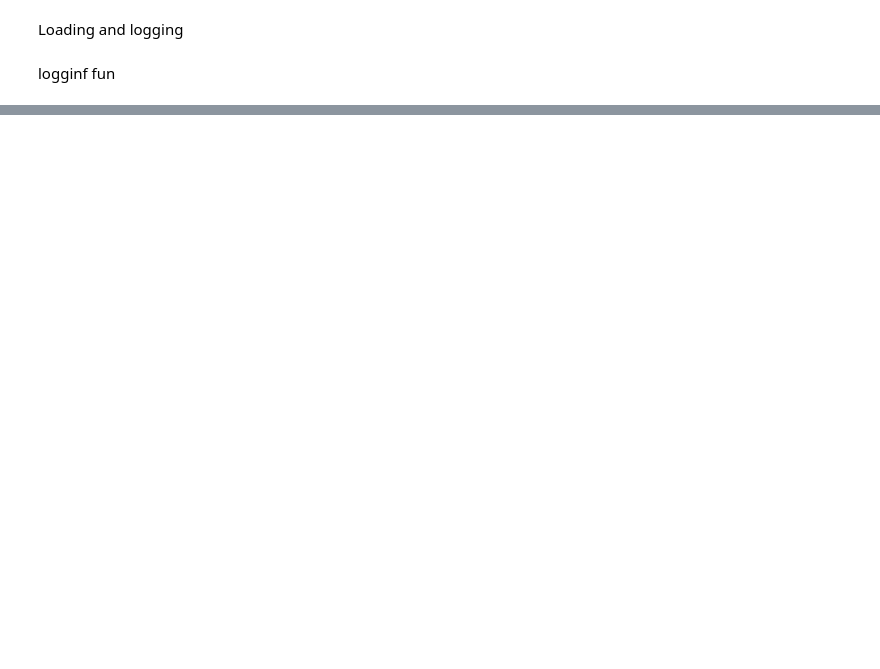
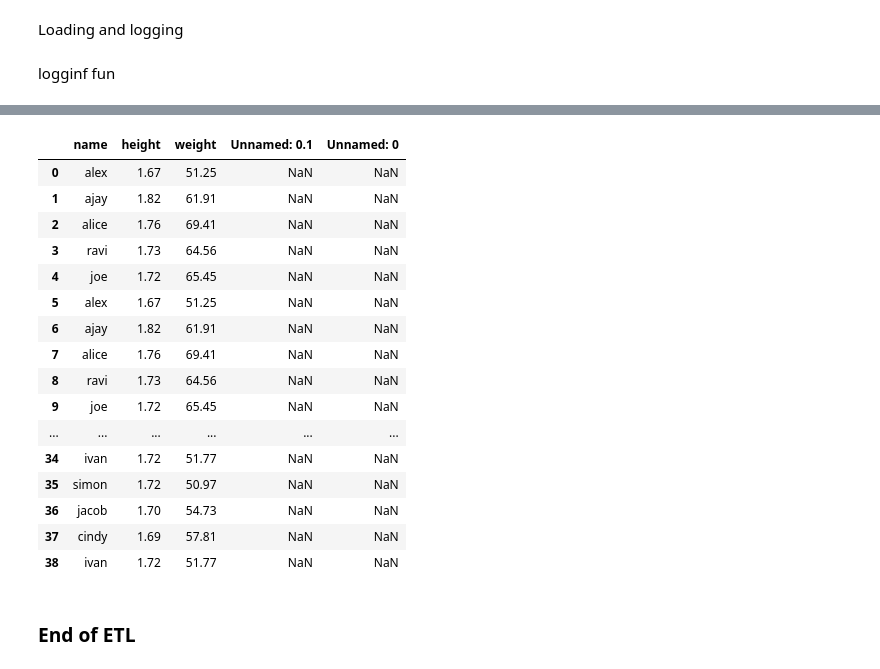
Before and after one commit to gezish/data_engineering_python, a Jupyter notebook: notebooks/ETL_capston.ipynb, the cells around one changed output, grey strips where cells are left out. Cells and saved outputs as stored; diff of their text form; code cells hidden in the pictures; blank space fills up the shorter version.

```diff
--- a/notebooks/ETL_capston.ipynb
+++ b/notebooks/ETL_capston.ipynb
@@ -65,2 +71,16 @@ def extract():
+# %%
+def transform(data):
+        #Convert height which is in inches to millimeter
+        #Convert the datatype of the column into float
+        #data.height = data.height.astype(float)
+        #Convert inches to meters and round off to two decimals(one inch is 0.0254 meters)
+        data['height'] = round(data.height * 0.0254,2)
+
+        #Convert weight which is in pounds to kilograms
+        #Convert the datatype of the column into float
+        #data.weight = data.weight.astype(float)
+        #Convert pounds to kilograms and round off to two decimals(one pound is 0.45359237 kilograms)
+        data['weight'] = round(data.weight * 0.45359237,2)
+        return data
 # %% [markdown]
 Loading and logging
@@ -70,0 +145,23 @@ final call
+# %%
+log("Transform phase Started")
+transformed_data = transform(extracted_data)
+log("Transform phase Ended")
+transformed_data
+# %% [output]
+|  | name | height | weight | Unnamed: 0.1 | Unnamed: 0 |
+| 0 | alex | 1.67 | 51.25 | NaN | NaN |
+| 1 | ajay | 1.82 | 61.91 | NaN | NaN |
+| 2 | alice | 1.76 | 69.41 | NaN | NaN |
+| 3 | ravi | 1.73 | 64.56 | NaN | NaN |
+| 4 | joe | 1.72 | 65.45 | NaN | NaN |
+| 5 | alex | 1.67 | 51.25 | NaN | NaN |
+| 6 | ajay | 1.82 | 61.91 | NaN | NaN |
+| 7 | alice | 1.76 | 69.41 | NaN | NaN |
+| 8 | ravi | 1.73 | 64.56 | NaN | NaN |
+| 9 | joe | 1.72 | 65.45 | NaN | NaN |
+| ... | ... | ... | ... | ... | ... |
+| 34 | ivan | 1.72 | 51.77 | NaN | NaN |
+| 35 | simon | 1.72 | 50.97 | NaN | NaN |
+| 36 | jacob | 1.70 | 54.73 | NaN | NaN |
+| 37 | cindy | 1.69 | 57.81 | NaN | NaN |
+| 38 | ivan | 1.72 | 51.77 | NaN | NaN |
@@ -70,0 +174,2 @@ final call
+# %% [markdown]
+### End of ETL
```
Also changed, not shown: parts of 17 cells of this notebook.
